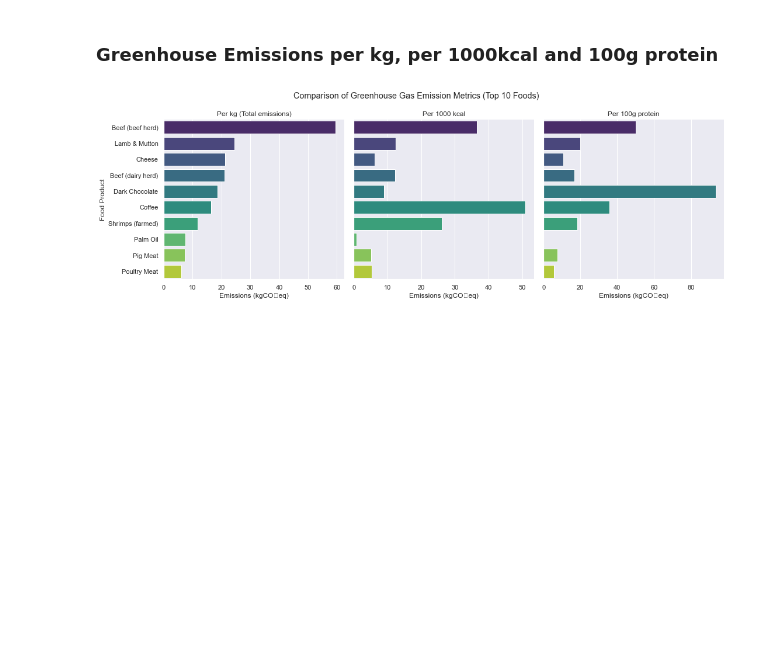
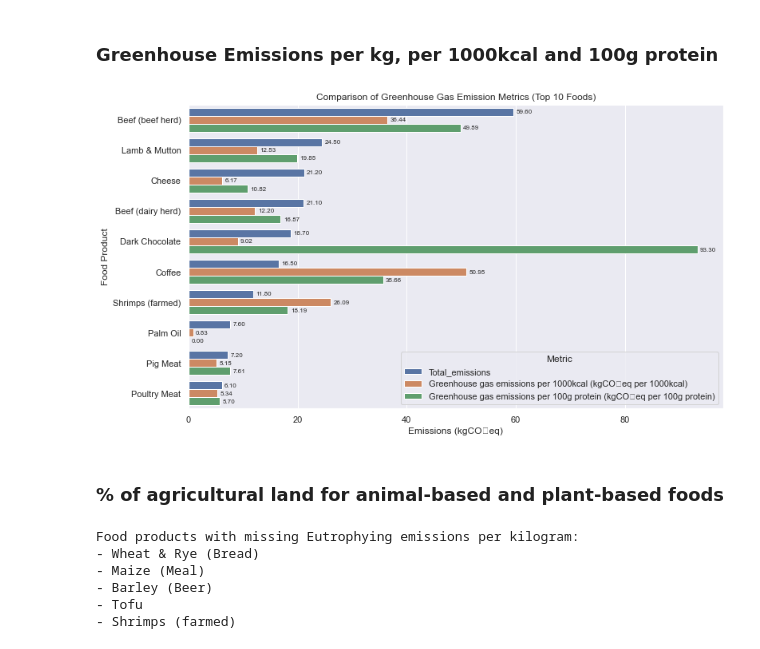
Before and after one commit to courtneyletsa/food_production, a Jupyter notebook: Environmental Impact of Food Production Analysis.ipynb, the cells around one changed output. Cells and saved outputs as stored; diff of their text form; code cells hidden in the pictures; blank space fills up the shorter version.

```diff
--- a/Environmental Impact of Food Production Analysis.ipynb
+++ b/Environmental Impact of Food Production Analysis.ipynb
@@ -237,3 +237,9 @@ df.head()
 | 3 | Oatmeal | 0.0 | 0.0 | 1.4 | 0.0 | 0.1 | 0.1 | 0.0 | ... |
 | 4 | Rice | 0.0 | 0.0 | 3.6 | 0.1 | 0.1 | 0.1 | 0.1 | ... |
 5 rows × 24 columns
+# %%
+# --- Step 1: Group by Category and sum total emissions ---
+category_emissions = df.groupby("Category")["Total_emissions"].sum().reset_index()
+
+# --- Step 2: Sort for cleaner plotting ---
+category_emissions = category_emissions.sort_values(by="Total_emissions", ascending=False)
@@ -540,48 +552,63 @@ plt.show()
 # %%
 # Step 1: Select relevant columns
 ghg_compare = df[[
     "Food product",
     "Total_emissions",
     "Greenhouse gas emissions per 1000kcal (kgCO₂eq per 1000kcal)",
     "Greenhouse gas emissions per 100g protein (kgCO₂eq per 100g protein)"
 ]]
 
 # Step 2: Find top 10 emitters by Total_emissions
 top10_emitters = ghg_compare.nlargest(10, "Total_emissions")
 
 # Step 3: Melt into long format for plotting
 ghg_melted = top10_emitters.melt(
     id_vars="Food product",
     var_name="Metric",
     value_name="Emissions"
 )
 
-# Step 4: Rename metrics for readability
-ghg_melted["Metric"] = ghg_melted["Metric"].replace({
-    "Total_emissions": "Per kg (Total emissions)",
-    "Greenhouse gas emissions per 1000kcal (kgCO₂eq per 1000kcal)": "Per 1000 kcal",
-    "Greenhouse gas emissions per 100g protein (kgCO₂eq per 100g protein)": "Per 100g protein"
-})
-
-# Step 5: Faceted barplots
-g = sns.FacetGrid(
-    ghg_melted,
-    col="Metric",
-    sharex=False, sharey=True,
-    height=5, aspect=1
+# Step 4: Plot grouped bar chart
+plt.figure(figsize=(12,7))
+ax = sns.barplot(
+    data=ghg_melted,
+    x="Emissions", y="Food product", hue="Metric"
 )
 
-g.map_dataframe(
-    sns.barplot,
-    x="Emissions", y="Food product",
-    palette="viridis"
-)
+# --- Add data labels manually ---
+for patch in ax.patches:
+    width = patch.get_width()
+    ax.text(
+        width + 0.5,               # position slightly to the right of the bar
+        patch.get_y() + patch.get_height()/2,  # vertically center
+        f"{width:.2f}",            # format with 2 decimal places
+        va="center",
+        fontsize=8
+    )
 
-g.set_axis_labels("Emissions (kgCO₂eq)", "Food Product")
-g.set_titles("{col_name}")
-plt.subplots_adjust(top=0.85)
-g.fig.suptitle("Comparison of Greenhouse Gas Emission Metrics (Top 10 Foods)")
-
+plt.title("Comparison of Greenhouse Gas Emission Metrics (Top 10 Foods)")
+plt.xlabel("Emissions (kgCO₂eq)")
+plt.ylabel("Food Product")
+plt.legend(title="Metric")
 plt.show()
 # %% [output]
-[figure, old version]
+[figure, new version]
+# %% [markdown]
+### % of agricultural land for animal-based and plant-based foods
+# %%
+# Identify missing values in "Land use per kilogram (m² per kilogram)"
+missing_products = df.loc[
+    df["Land use per kilogram (m² per kilogram)"].isna(),
+    "Food product"
+].unique()
+
+print("Food products with missing Eutrophying emissions per kilogram:")
+for product in missing_products:
+    print("-", product)
+# %% [output]
+Food products with missing Eutrophying emissions per kilogram:
+- Wheat & Rye (Bread)
+- Maize (Meal)
+- Barley (Beer)
+- Tofu
+- Shrimps (farmed)
```
Also changed, not shown: parts of 11 cells of this notebook, 1 other file.
